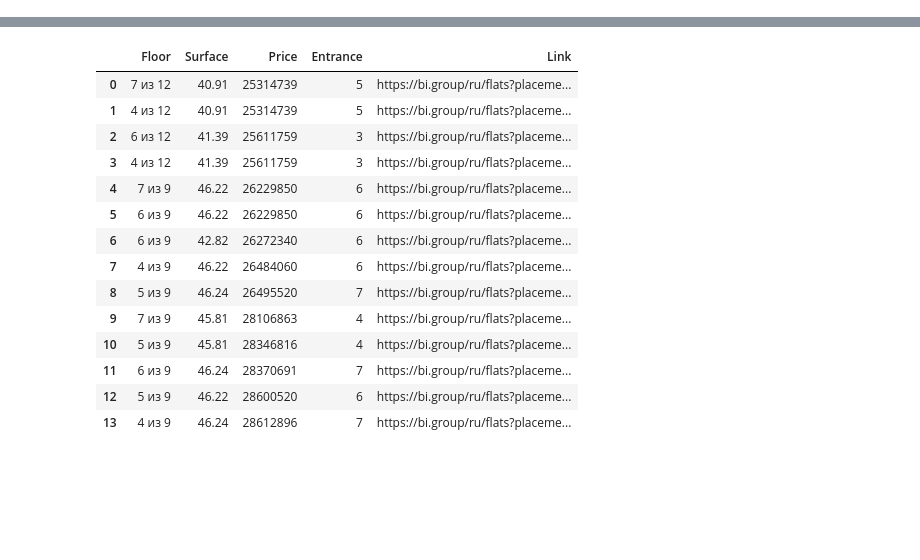
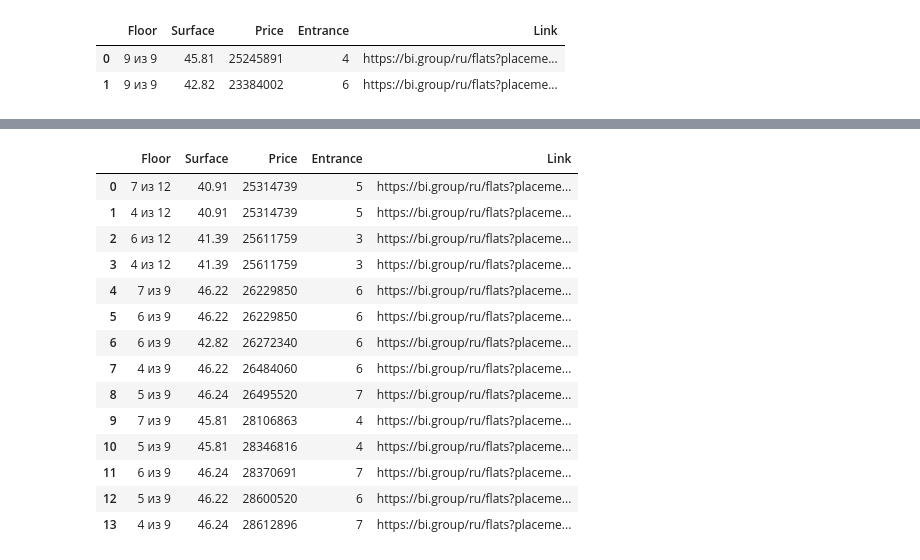
Before and after one commit to IlluvatarEru/orthanc, a Jupyter notebook: research/Scrap BI.ipynb, the cells around one changed output, grey strips where cells are left out. Drawn from its saved outputs; the diff is of its cells as text; code cells hidden in the pictures; blank space fills up the shorter version.

```diff
--- a/research/Scrap BI.ipynb
+++ b/research/Scrap BI.ipynb
@@ -84,0 +184,6 @@ def analyze_urls():
+# %%
+analyze_urls()
+# %% [output]
+|  | Floor | Surface | Price | Entrance | Link |
+| 0 | 9 из 9 | 45.81 | 25245891 | 4 | https://bi.group/ru/flats?placeme... |
+| 1 | 9 из 9 | 42.82 | 23384002 | 6 | https://bi.group/ru/flats?placeme... |
```
Also changed, not shown: parts of 17 cells of this notebook, 2 other files.
